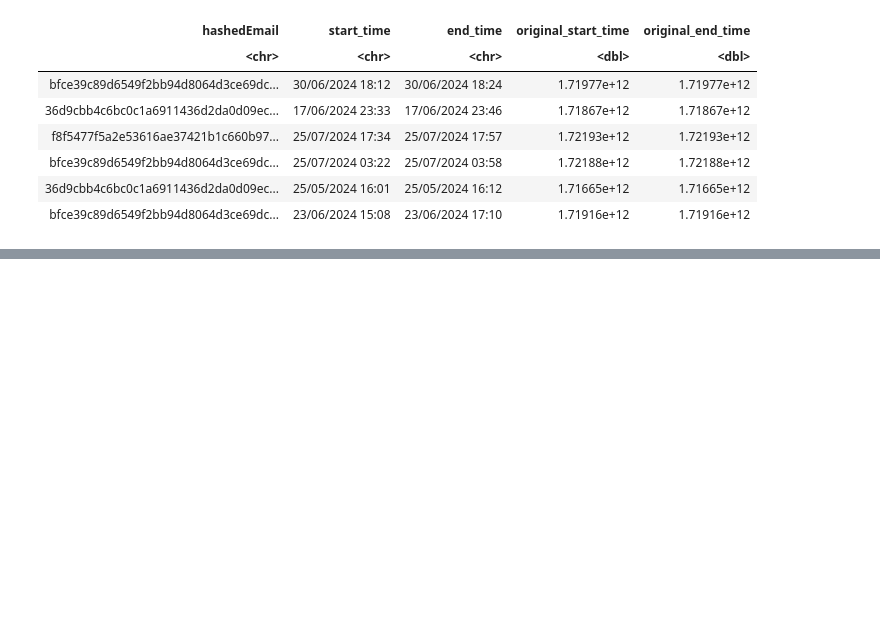
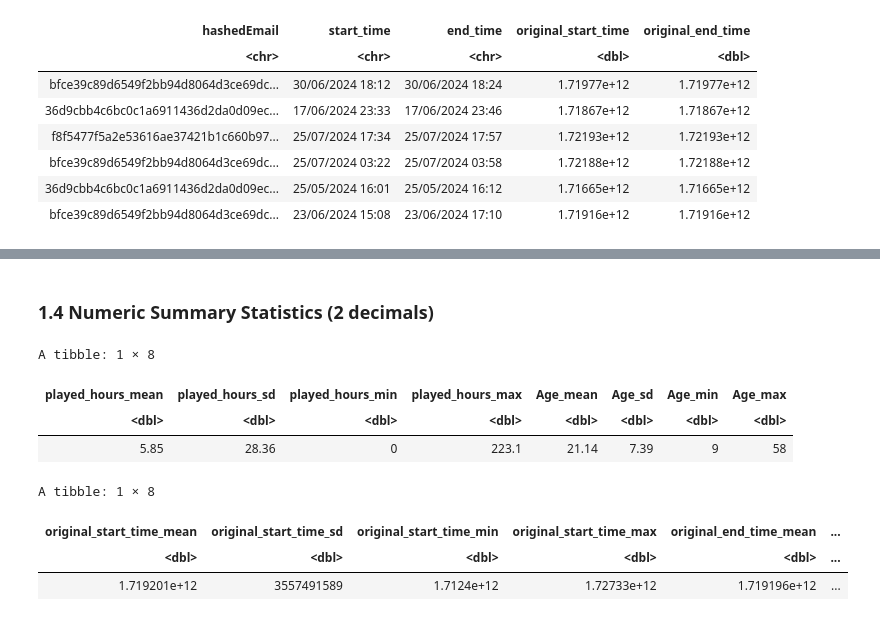
Before and after one commit to gavinceee/DSCI_Proj, a Jupyter notebook: proj_ind.ipynb, the cells around one changed output, grey strips where cells are left out. Cells and saved outputs as stored; diff of their text form; code cells hidden in the pictures; blank space fills up the shorter version.

```diff
--- a/proj_ind.ipynb
+++ b/proj_ind.ipynb
@@ -60,0 +137,39 @@ A tibble: 6 × 5
+# %% [markdown]
+### 1.4 Numeric Summary Statistics (2 decimals)
+# %%
+players_numeric_summary <- players |>
+  summarise(
+    played_hours_mean = round(mean(played_hours, na.rm = TRUE), 2),
+    played_hours_sd   = round(sd(played_hours, na.rm = TRUE), 2),
+    played_hours_min  = round(min(played_hours, na.rm = TRUE), 2),
+    played_hours_max  = round(max(played_hours, na.rm = TRUE), 2),
+    Age_mean          = round(mean(Age, na.rm = TRUE), 2),
+    Age_sd            = round(sd(Age, na.rm = TRUE), 2),
+    Age_min           = round(min(Age, na.rm = TRUE), 2),
+    Age_max           = round(max(Age, na.rm = TRUE), 2)
+  )
+
+players_numeric_summary
+
+sessions_numeric_summary <- sessions |>
+  summarise(
+    original_start_time_mean = round(mean(original_start_time, na.rm = TRUE), 2),
+    original_start_time_sd   = round(sd(original_start_time, na.rm = TRUE), 2),
+    original_start_time_min  = round(min(original_start_time, na.rm = TRUE), 2),
+    original_start_time_max  = round(max(original_start_time, na.rm = TRUE), 2),
+    original_end_time_mean   = round(mean(original_end_time, na.rm = TRUE), 2),
+    original_end_time_sd     = round(sd(original_end_time, na.rm = TRUE), 2),
+    original_end_time_min    = round(min(original_end_time, na.rm = TRUE), 2),
+    original_end_time_max    = round(max(original_end_time, na.rm = TRUE), 2)
+  )
+
+sessions_numeric_summary
+# %% [output]
+A tibble: 1 × 8
+| played_hours_mean | played_hours_sd | played_hours_min | played_hours_max | Age_mean | Age_sd | Age_min | Age_max |
+| <dbl> | <dbl> | <dbl> | <dbl> | <dbl> | <dbl> | <dbl> | <dbl> |
+| 5.85 | 28.36 | 0 | 223.1 | 21.14 | 7.39 | 9 | 58 |
+A tibble: 1 × 8
+| original_start_time_mean | original_start_time_sd | original_start_time_min | original_start_time_max | original_end_time_mean | ... |
+| <dbl> | <dbl> | <dbl> | <dbl> | <dbl> | ... |
+| 1.719201e+12 | 3557491589 | 1.7124e+12 | 1.72733e+12 | 1.719196e+12 | ... |
```
Also changed, not shown: parts of 15 cells of this notebook.
